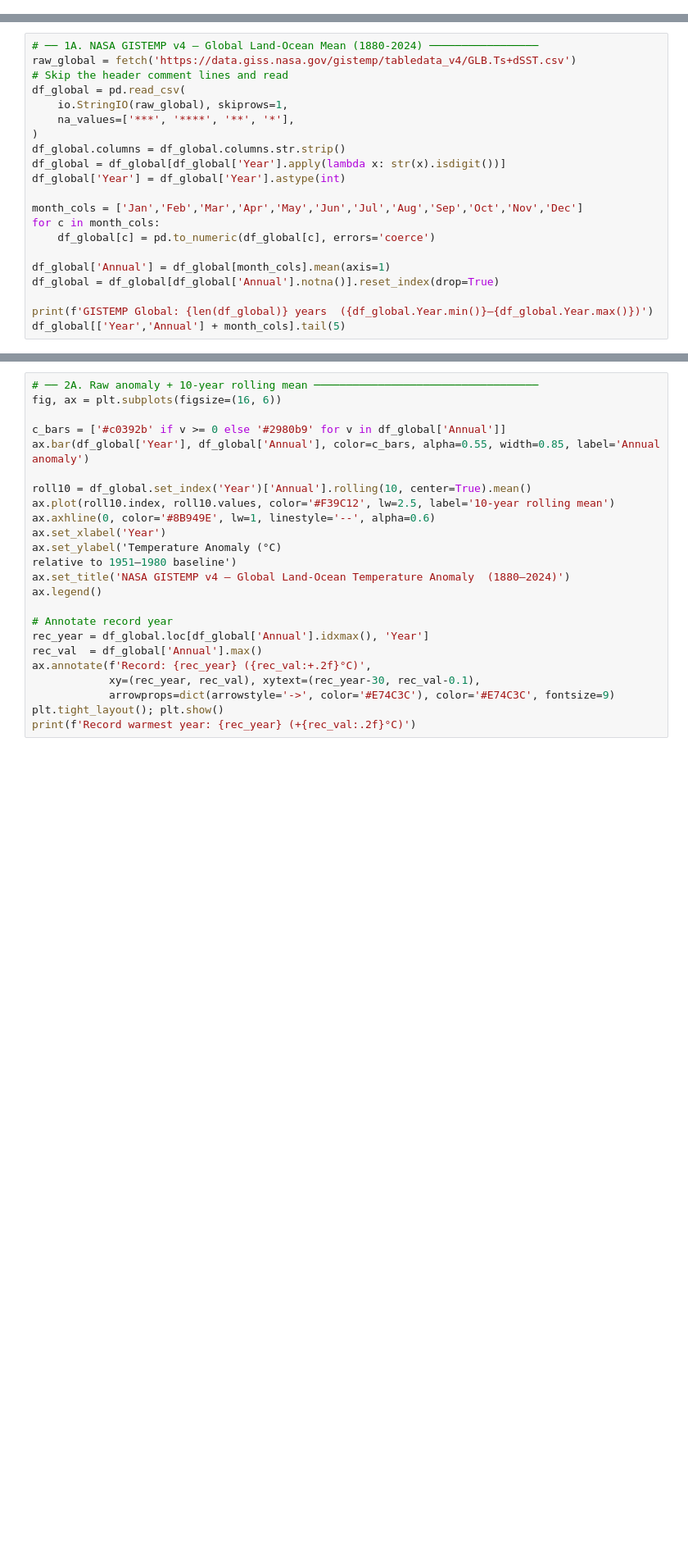
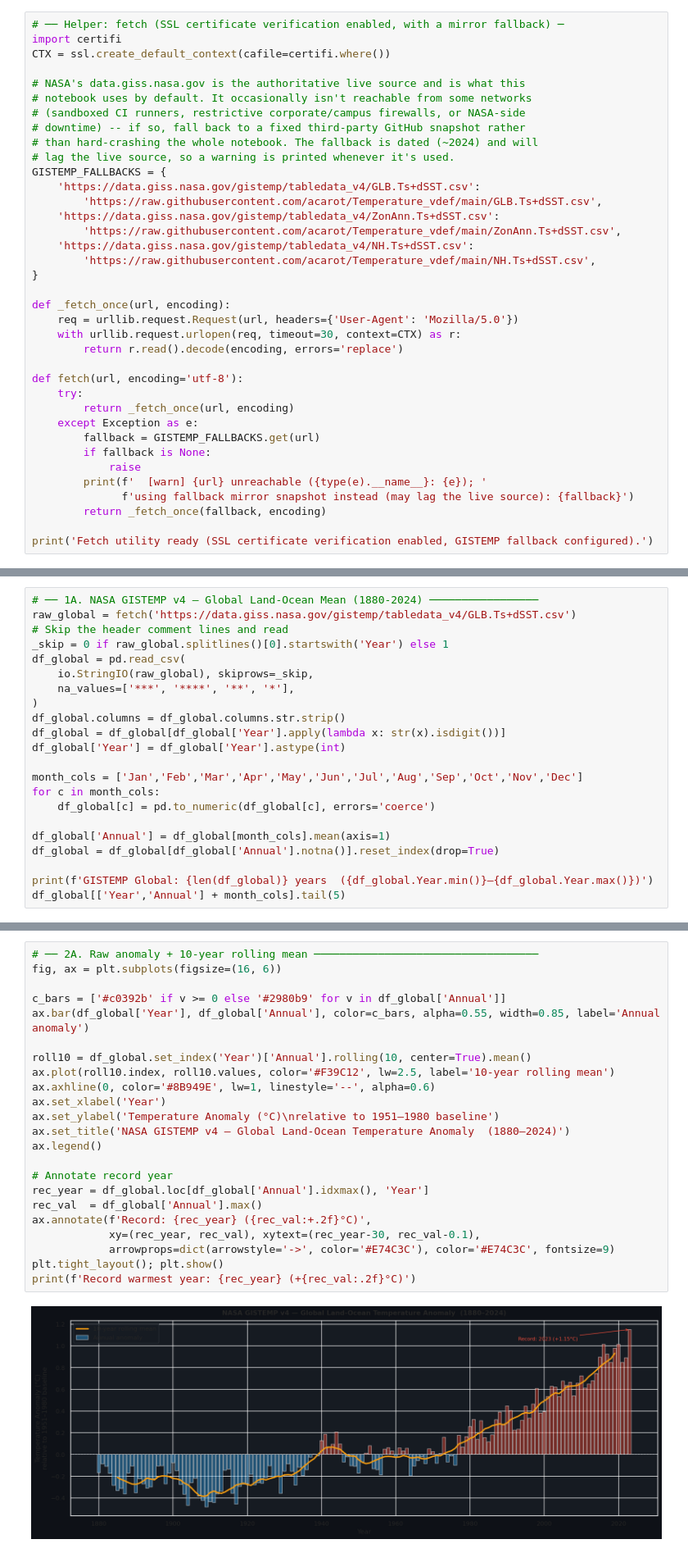
Before and after one commit to Nobby-sibanda/Global-Temperature-Analysis, a Jupyter notebook: notebooks/Global_Temperature_Analysis.ipynb, the cells around one changed output, grey strips where cells are left out. Shown at 82% size. Cells and saved outputs as stored; diff of their text form; blank space fills up the shorter version.

```diff
--- a/notebooks/Global_Temperature_Analysis.ipynb
+++ b/notebooks/Global_Temperature_Analysis.ipynb
@@ -108,0 +99,37 @@ print('Fetch utility ready.')
+# %%
+# ── Helper: fetch (SSL certificate verification enabled, with a mirror fallback) ─
+import certifi
+CTX = ssl.create_default_context(cafile=certifi.where())
+
+# NASA's data.giss.nasa.gov is the authoritative live source and is what this
+# notebook uses by default. It occasionally isn't reachable from some networks
+# (sandboxed CI runners, restrictive corporate/campus firewalls, or NASA-side
+# downtime) -- if so, fall back to a fixed third-party GitHub snapshot rather
+# than hard-crashing the whole notebook. The fallback is dated (~2024) and will
+# lag the live source, so a warning is printed whenever it's used.
+GISTEMP_FALLBACKS = {
+    'https://data.giss.nasa.gov/gistemp/tabledata_v4/GLB.Ts+dSST.csv':
+        'https://raw.githubusercontent.com/acarot/Temperature_vdef/main/GLB.Ts+dSST.csv',
+    'https://data.giss.nasa.gov/gistemp/tabledata_v4/ZonAnn.Ts+dSST.csv':
+        'https://raw.githubusercontent.com/acarot/Temperature_vdef/main/ZonAnn.Ts+dSST.csv',
+    'https://data.giss.nasa.gov/gistemp/tabledata_v4/NH.Ts+dSST.csv':
+        'https://raw.githubusercontent.com/acarot/Temperature_vdef/main/NH.Ts+dSST.csv',
+}
+
+def _fetch_once(url, encoding):
+    req = urllib.request.Request(url, headers={'User-Agent': 'Mozilla/5.0'})
+    with urllib.request.urlopen(req, timeout=30, context=CTX) as r:
+        return r.read().decode(encoding, errors='replace')
+
+def fetch(url, encoding='utf-8'):
+    try:
+        return _fetch_once(url, encoding)
+    except Exception as e:
+        fallback = GISTEMP_FALLBACKS.get(url)
+        if fallback is None:
+            raise
+        print(f'  [warn] {url} unreachable ({type(e).__name__}: {e}); '
+              f'using fallback mirror snapshot instead (may lag the live source): {fallback}')
+        return _fetch_once(fallback, encoding)
+
+print('Fetch utility ready (SSL certificate verification enabled, GISTEMP fallback configured).')
@@ -110,8 +139,9 @@ print('Fetch utility ready.')
 # ── 1A. NASA GISTEMP v4 — Global Land-Ocean Mean (1880-2024) ─────────────────
 raw_global = fetch('https://data.giss.nasa.gov/gistemp/tabledata_v4/GLB.Ts+dSST.csv')
 # Skip the header comment lines and read
+_skip = 0 if raw_global.splitlines()[0].startswith('Year') else 1
 df_global = pd.read_csv(
-    io.StringIO(raw_global), skiprows=1,
+    io.StringIO(raw_global), skiprows=_skip,
     na_values=['***', '****', '**', '*'],
 )
 df_global.columns = df_global.columns.str.strip()
@@ -214,24 +301,25 @@ df_owid_snap[['country','iso_code','year','temperature_change_from_ghg']].head(5
 # %%
 # ── 2A. Raw anomaly + 10-year rolling mean ───────────────────────────────────
 fig, ax = plt.subplots(figsize=(16, 6))
 
 c_bars = ['#c0392b' if v >= 0 else '#2980b9' for v in df_global['Annual']]
 ax.bar(df_global['Year'], df_global['Annual'], color=c_bars, alpha=0.55, width=0.85, label='Annual anomaly')
 
 roll10 = df_global.set_index('Year')['Annual'].rolling(10, center=True).mean()
 ax.plot(roll10.index, roll10.values, color='#F39C12', lw=2.5, label='10-year rolling mean')
 ax.axhline(0, color='#8B949E', lw=1, linestyle='--', alpha=0.6)
 ax.set_xlabel('Year')
-ax.set_ylabel('Temperature Anomaly (°C)
-relative to 1951–1980 baseline')
+ax.set_ylabel('Temperature Anomaly (°C)\nrelative to 1951–1980 baseline')
 ax.set_title('NASA GISTEMP v4 — Global Land-Ocean Temperature Anomaly  (1880–2024)')
 ax.legend()
 
 # Annotate record year
 rec_year = df_global.loc[df_global['Annual'].idxmax(), 'Year']
 rec_val  = df_global['Annual'].max()
 ax.annotate(f'Record: {rec_year} ({rec_val:+.2f}°C)',
             xy=(rec_year, rec_val), xytext=(rec_year-30, rec_val-0.1),
             arrowprops=dict(arrowstyle='->', color='#E74C3C'), color='#E74C3C', fontsize=9)
 plt.tight_layout(); plt.show()
 print(f'Record warmest year: {rec_year} (+{rec_val:.2f}°C)')
+# %% [output]
+[figure, added]
```
Also changed, not shown: parts of 40 cells of this notebook, 2 other files.
